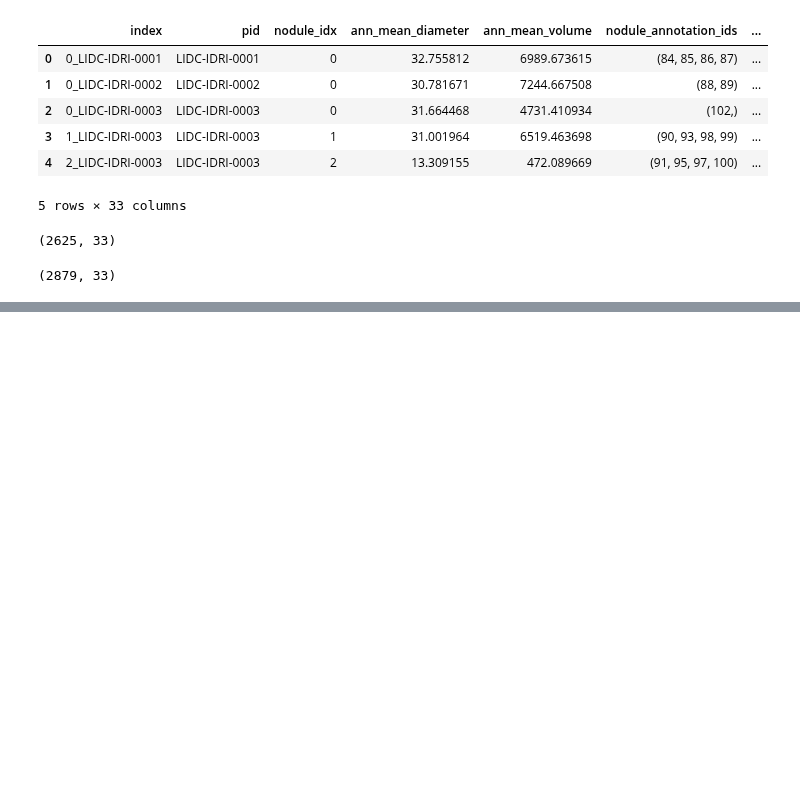
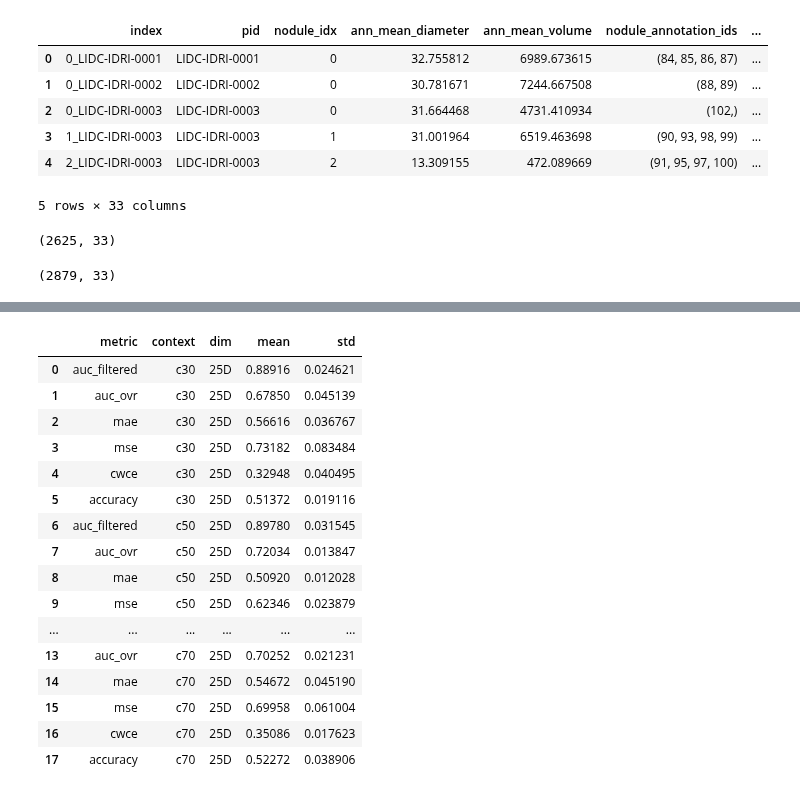
Before and after one commit to maxADeVisser/master_thesis, a Jupyter notebook: report/plots.ipynb, the cells around one changed output, grey strips where cells are left out. Cells and saved outputs as stored; diff of their text form; code cells hidden in the pictures; blank space fills up the shorter version.

```diff
--- a/report/plots.ipynb
+++ b/report/plots.ipynb
@@ -79,0 +82,75 @@ display(full_df.shape)
+# %%
+import json
+import os
+import numpy as np
+import pandas as pd
+import matplotlib.pyplot as plt
+
+
+
+def get_results_df(experiment_ids: list[str]) -> pd.DataFrame:
+    local_user = "newuser"
+    results = {}
+    for e in experiment_ids:
+        local_exp_path = f"/Users/{local_user}/Documents/ITU/master_thesis/hpc/jobs/{e}"
+        with open(f"{local_exp_path}/run_{e}.json") as f:
+            config = json.load(f)
+        results[e] = config
+
+    # get aggregated results from all folds
+    dataframes = []
+    for exp in experiment_ids:
+        info = exp.split("_")
+        context = info[0]
+        dimensionality = info[1]
+        all_fold_results = {
+            "auc_filtered": [],
+            "auc_ovr": [],
+            "mae": [],
+            "mse": [],
+            "cwce": [],
+            "accuracy": [],
+        }
+        for fold in results[exp]["fold_results"]:
+            # choosen_loss =  # fold["best_loss"] # TODO use the metrics for the best loss
+            val_auc_filtered = fold["val_AUC_filtered"][-1]
+            val_auc_ovr = fold["val_AUC_ovr"][-1]
+            val_mae = fold["val_maes"][-1]
+            val_mse = fold["val_mses"][-1]
+            val_cwce = fold["val_cwces"][-1]
+            val_accuracy = fold["val_accuracies"][-1]
+
+            all_fold_results["auc_filtered"].append(val_auc_filtered)
+            all_fold_results["auc_ovr"].append(val_auc_ovr)
+            all_fold_results["mae"].append(val_mae)
+            all_fold_results["mse"].append(val_mse)
+            all_fold_results["cwce"].append(val_cwce)
+            all_fold_results["accuracy"].append(val_accuracy)
+
+        agg_results = {}
+        for k, v in all_fold_results.items():
+            agg_results[k] = context, dimensionality, np.mean(v), np.std(v)
+
+        results_df = pd.DataFrame.from_dict(agg_results, orient="index", columns=["context", "dim", "mean", "std"])
+        dataframes.append(results_df)
+
+    results_df = pd.concat(dataframes).reset_index().rename(columns={"index": "metric"})
+    return results_df
+
+experiments_25D = [
+    "c30_25D_1911_0928",
+    "c50_25D_1911_1125",
+    "c70_25D_1911_1411",
+]
+experiments_3D = [
+    "c30_3D_1711_1513",
+    "c50_3D_1711_2149",
+]
+
+agg_results_25D = get_results_df(experiments_25D)
+agg_results_3D = get_results_df(experiments_3D)
+print("25D")
+display(agg_results_25D)
+print("3D")
+display(agg_results_3D)
+# %% [output]
@@ -79,0 +158,17 @@ display(full_df.shape)
+|  | metric | context | dim | mean | std |
+| 0 | auc_filtered | c30 | 25D | 0.88916 | 0.024621 |
+| 1 | auc_ovr | c30 | 25D | 0.67850 | 0.045139 |
+| 2 | mae | c30 | 25D | 0.56616 | 0.036767 |
+| 3 | mse | c30 | 25D | 0.73182 | 0.083484 |
+| 4 | cwce | c30 | 25D | 0.32948 | 0.040495 |
+| 5 | accuracy | c30 | 25D | 0.51372 | 0.019116 |
+| 6 | auc_filtered | c50 | 25D | 0.89780 | 0.031545 |
+| 7 | auc_ovr | c50 | 25D | 0.72034 | 0.013847 |
+| 8 | mae | c50 | 25D | 0.50920 | 0.012028 |
+| 9 | mse | c50 | 25D | 0.62346 | 0.023879 |
+| ... | ... | ... | ... | ... | ... |
+| 13 | auc_ovr | c70 | 25D | 0.70252 | 0.021231 |
+| 14 | mae | c70 | 25D | 0.54672 | 0.045190 |
+| 15 | mse | c70 | 25D | 0.69958 | 0.061004 |
+| 16 | cwce | c70 | 25D | 0.35086 | 0.017623 |
+| 17 | accuracy | c70 | 25D | 0.52272 | 0.038906 |
```
Also changed, not shown: parts of 5 cells of this notebook.
